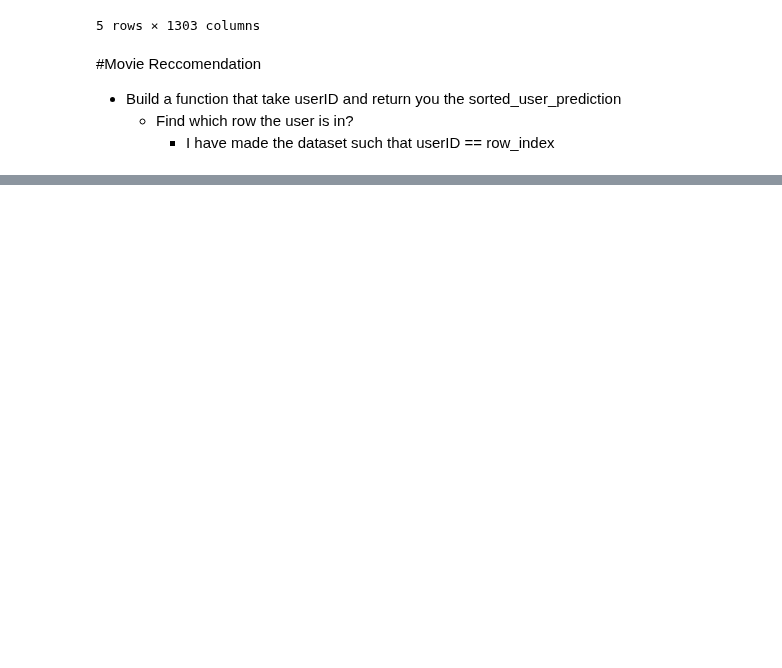
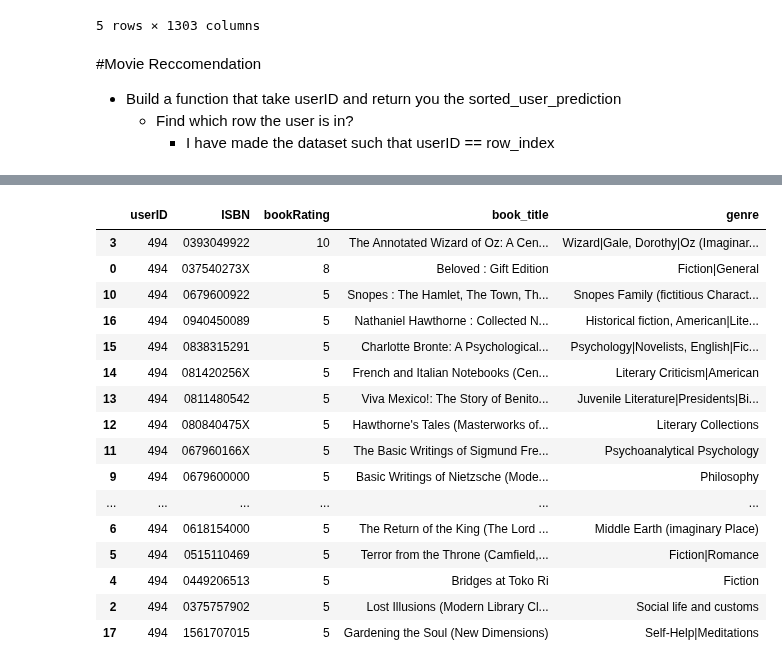
Before and after one commit to Pager07/Book-Recommendation, a Jupyter notebook: SVDHomeWork.ipynb, the cells around one changed output, grey strips where cells are left out. Drawn from its saved outputs; the diff is of its cells as text; code cells hidden in the pictures; blank space fills up the shorter version.

```diff
--- a/SVDHomeWork.ipynb
+++ b/SVDHomeWork.ipynb
@@ -111,0 +164,2 @@ def get_sorted_user_prediction(userId):
+# %%
+user_data = ratings_df[ratings_df.userID ==494];user_data
@@ -111,0 +184,20 @@ def get_sorted_user_prediction(userId):
+# %%
+user_full= user_data.merge(books_df,how='left',left_on = 'ISBN',right_on = 'ISBN').sort_values(['bookRating'],ascending=False);user_full
+# %% [output]
+|  | userID | ISBN | bookRating | book_title | genre |
+| 3 | 494 | 0393049922 | 10 | The Annotated Wizard of Oz: A Cen... | Wizard|Gale, Dorothy|Oz (Imaginar... |
+| 0 | 494 | 037540273X | 8 | Beloved : Gift Edition | Fiction|General |
+| 10 | 494 | 0679600922 | 5 | Snopes : The Hamlet, The Town, Th... | Snopes Family (fictitious Charact... |
+| 16 | 494 | 0940450089 | 5 | Nathaniel Hawthorne : Collected N... | Historical fiction, American|Lite... |
+| 15 | 494 | 0838315291 | 5 | Charlotte Bronte: A Psychological... | Psychology|Novelists, English|Fic... |
+| 14 | 494 | 081420256X | 5 | French and Italian Notebooks (Cen... | Literary Criticism|American |
+| 13 | 494 | 0811480542 | 5 | Viva Mexico!: The Story of Benito... | Juvenile Literature|Presidents|Bi... |
+| 12 | 494 | 080840475X | 5 | Hawthorne's Tales (Masterworks of... | Literary Collections |
+| 11 | 494 | 067960166X | 5 | The Basic Writings of Sigmund Fre... | Psychoanalytical Psychology |
+| 9 | 494 | 0679600000 | 5 | Basic Writings of Nietzsche (Mode... | Philosophy |
+| ... | ... | ... | ... | ... | ... |
+| 6 | 494 | 0618154000 | 5 | The Return of the King (The Lord ... | Middle Earth (imaginary Place) |
+| 5 | 494 | 0515110469 | 5 | Terror from the Throne (Camfield,... | Fiction|Romance |
+| 4 | 494 | 0449206513 | 5 | Bridges at Toko Ri | Fiction |
+| 2 | 494 | 0375757902 | 5 | Lost Illusions (Modern Library Cl... | Social life and customs |
+| 17 | 494 | 1561707015 | 5 | Gardening the Soul (New Dimensions) | Self-Help|Meditations |
```
Also changed, not shown: parts of 11 cells of this notebook.
